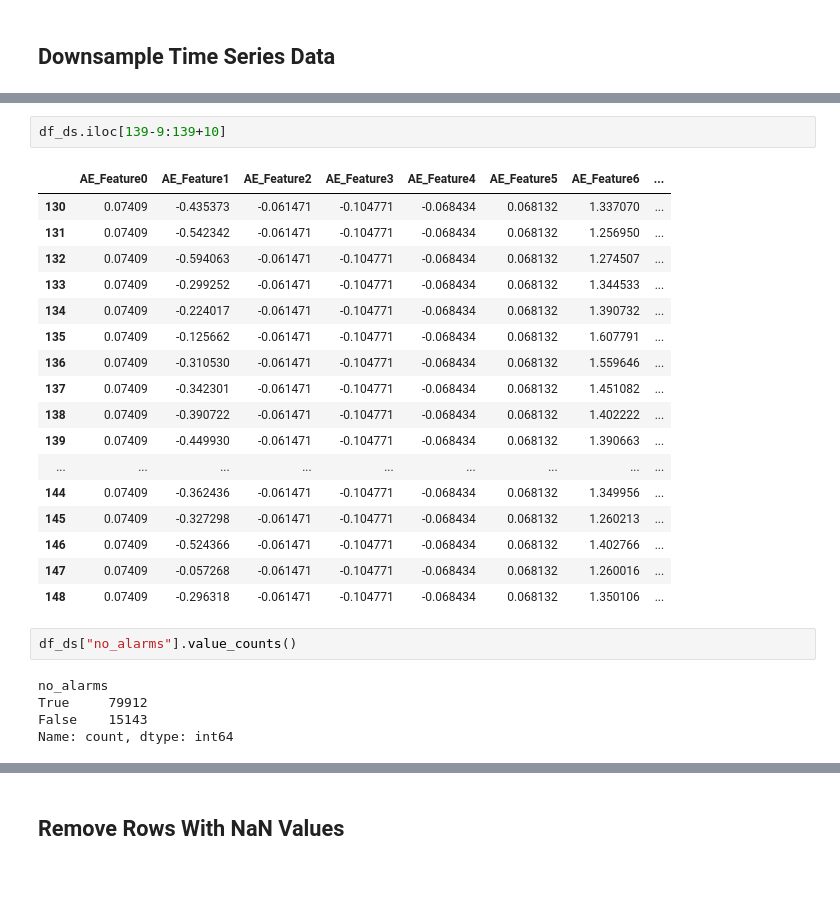
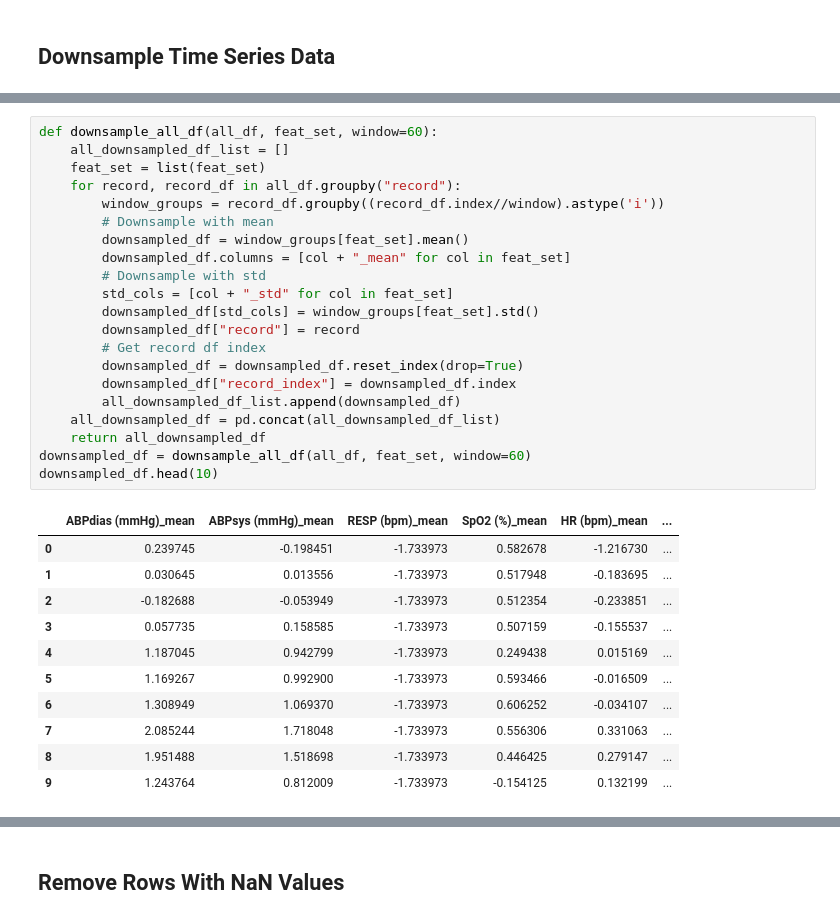
Before and after one commit to lr98769/rue_prediction_interval, a Jupyter notebook: notebooks/preprocessing.ipynb, the cells around one changed output, grey strips where cells are left out. Saved outputs shown, nothing was run; the diff lists cells and outputs as text; blank space fills up the shorter version.

```diff
--- a/notebooks/preprocessing.ipynb
+++ b/notebooks/preprocessing.ipynb
@@ -807,27 +308,33 @@ See the caveats in the documentation: https://pandas.pydata.org/pandas-docs/stab
-# %%
-df_ds.iloc[139-9:139+10]
-# %% [output]
-|  | AE_Feature0 | AE_Feature1 | AE_Feature2 | AE_Feature3 | AE_Feature4 | AE_Feature5 | AE_Feature6 | ... |
-| 130 | 0.07409 | -0.435373 | -0.061471 | -0.104771 | -0.068434 | 0.068132 | 1.337070 | ... |
-| 131 | 0.07409 | -0.542342 | -0.061471 | -0.104771 | -0.068434 | 0.068132 | 1.256950 | ... |
-| 132 | 0.07409 | -0.594063 | -0.061471 | -0.104771 | -0.068434 | 0.068132 | 1.274507 | ... |
-| 133 | 0.07409 | -0.299252 | -0.061471 | -0.104771 | -0.068434 | 0.068132 | 1.344533 | ... |
-| 134 | 0.07409 | -0.224017 | -0.061471 | -0.104771 | -0.068434 | 0.068132 | 1.390732 | ... |
-| 135 | 0.07409 | -0.125662 | -0.061471 | -0.104771 | -0.068434 | 0.068132 | 1.607791 | ... |
-| 136 | 0.07409 | -0.310530 | -0.061471 | -0.104771 | -0.068434 | 0.068132 | 1.559646 | ... |
-| 137 | 0.07409 | -0.342301 | -0.061471 | -0.104771 | -0.068434 | 0.068132 | 1.451082 | ... |
-| 138 | 0.07409 | -0.390722 | -0.061471 | -0.104771 | -0.068434 | 0.068132 | 1.402222 | ... |
-| 139 | 0.07409 | -0.449930 | -0.061471 | -0.104771 | -0.068434 | 0.068132 | 1.390663 | ... |
-| ... | ... | ... | ... | ... | ... | ... | ... | ... |
-| 144 | 0.07409 | -0.362436 | -0.061471 | -0.104771 | -0.068434 | 0.068132 | 1.349956 | ... |
-| 145 | 0.07409 | -0.327298 | -0.061471 | -0.104771 | -0.068434 | 0.068132 | 1.260213 | ... |
-| 146 | 0.07409 | -0.524366 | -0.061471 | -0.104771 | -0.068434 | 0.068132 | 1.402766 | ... |
-| 147 | 0.07409 | -0.057268 | -0.061471 | -0.104771 | -0.068434 | 0.068132 | 1.260016 | ... |
-| 148 | 0.07409 | -0.296318 | -0.061471 | -0.104771 | -0.068434 | 0.068132 | 1.350106 | ... |
-# %%
-df_ds["no_alarms"].value_counts()
-# %% [output]
-no_alarms
-True     79912
-False    15143
-Name: count, dtype: int64
+# %%
+def downsample_all_df(all_df, feat_set, window=60):
+    all_downsampled_df_list = []
+    feat_set = list(feat_set)
+    for record, record_df in all_df.groupby("record"):
+        window_groups = record_df.groupby((record_df.index//window).astype('i'))
+        # Downsample with mean
+        downsampled_df = window_groups[feat_set].mean()
+        downsampled_df.columns = [col + "_mean" for col in feat_set]
+        # Downsample with std
+        std_cols = [col + "_std" for col in feat_set]
+        downsampled_df[std_cols] = window_groups[feat_set].std()
+        downsampled_df["record"] = record
+        # Get record df index
+        downsampled_df = downsampled_df.reset_index(drop=True)
+        downsampled_df["record_index"] = downsampled_df.index
+        all_downsampled_df_list.append(downsampled_df)
+    all_downsampled_df = pd.concat(all_downsampled_df_list)
+    return all_downsampled_df
+downsampled_df = downsample_all_df(all_df, feat_set, window=60)
+downsampled_df.head(10)
+# %% [output]
+|  | ABPdias (mmHg)_mean | ABPsys (mmHg)_mean | RESP (bpm)_mean | SpO2 (%)_mean | HR (bpm)_mean | ... |
+| 0 | 0.239745 | -0.198451 | -1.733973 | 0.582678 | -1.216730 | ... |
+| 1 | 0.030645 | 0.013556 | -1.733973 | 0.517948 | -0.183695 | ... |
+| 2 | -0.182688 | -0.053949 | -1.733973 | 0.512354 | -0.233851 | ... |
+| 3 | 0.057735 | 0.158585 | -1.733973 | 0.507159 | -0.155537 | ... |
+| 4 | 1.187045 | 0.942799 | -1.733973 | 0.249438 | 0.015169 | ... |
+| 5 | 1.169267 | 0.992900 | -1.733973 | 0.593466 | -0.016509 | ... |
+| 6 | 1.308949 | 1.069370 | -1.733973 | 0.606252 | -0.034107 | ... |
+| 7 | 2.085244 | 1.718048 | -1.733973 | 0.556306 | 0.331063 | ... |
+| 8 | 1.951488 | 1.518698 | -1.733973 | 0.446425 | 0.279147 | ... |
+| 9 | 1.243764 | 0.812009 | -1.733973 | -0.154125 | 0.132199 | ... |
```
Also changed, not shown: parts of 53 cells of this notebook.
